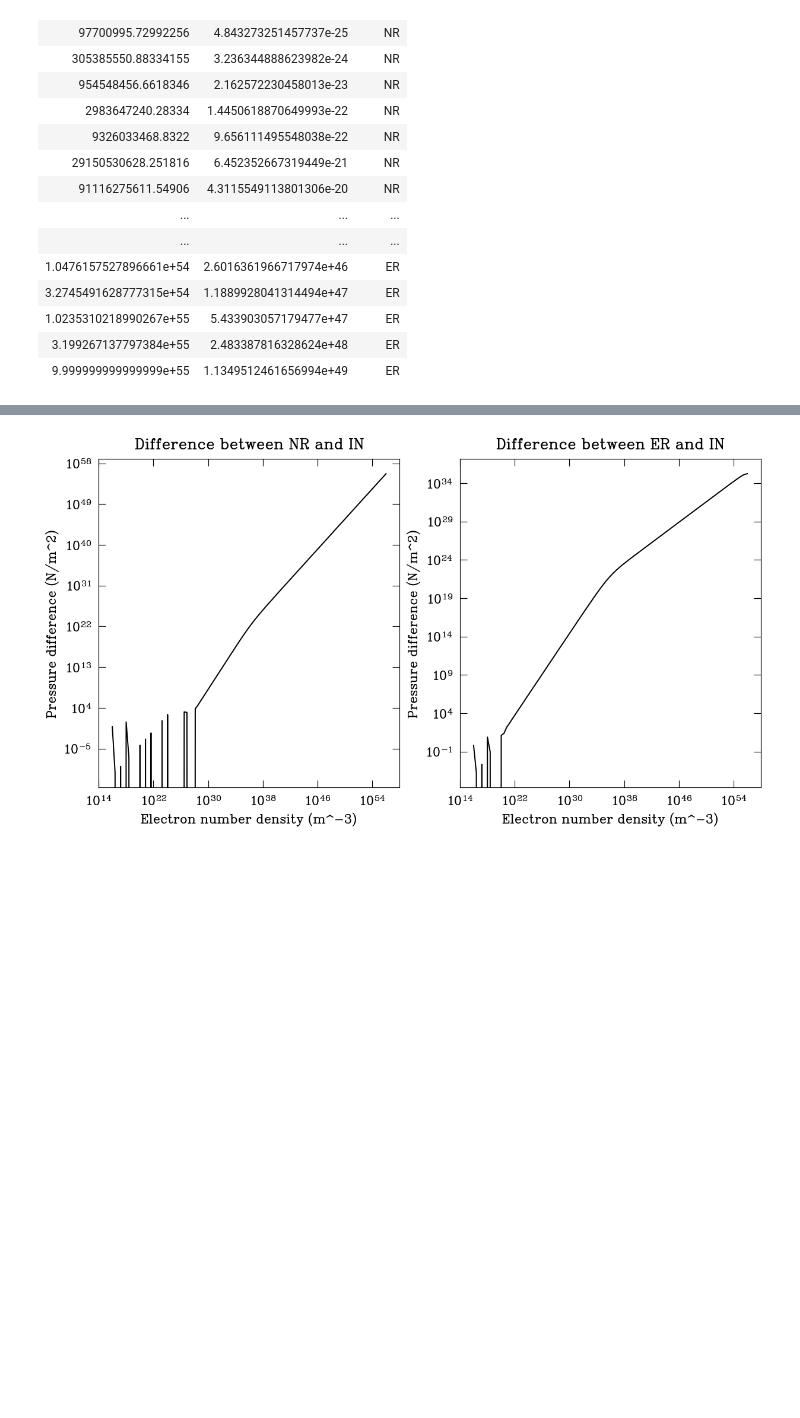
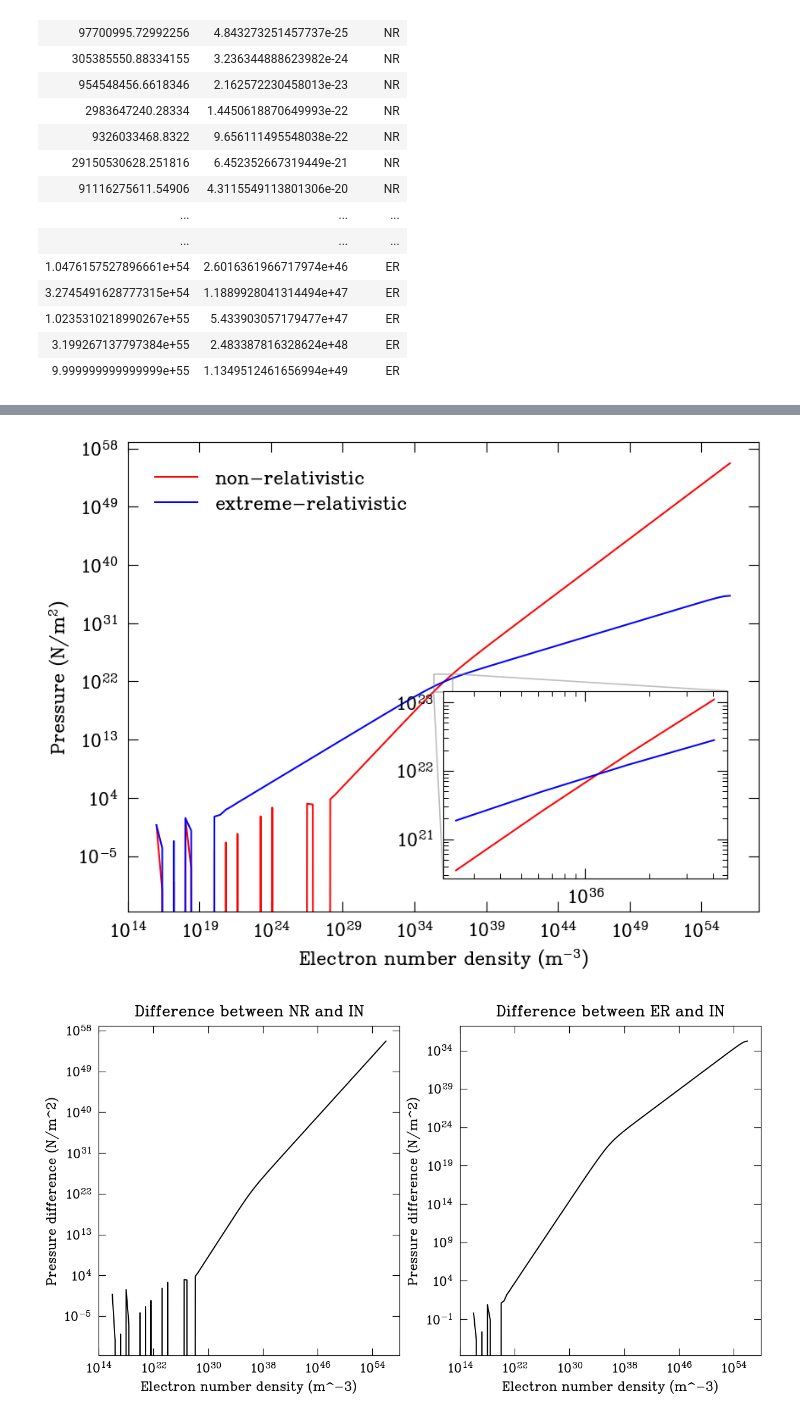
Before and after one commit to EricMullerAU/Stars-Project, a Jupyter notebook: Jason_crap/rel_start.ipynb, the cells around one changed output, grey strips where cells are left out. Saved outputs shown, nothing was run; the diff lists cells and outputs as text; code cells hidden in the pictures; blank space fills up the shorter version.

```diff
--- a/Jason_crap/rel_start.ipynb
+++ b/Jason_crap/rel_start.ipynb
@@ -346,3 +346,32 @@ plt.show()
+# %%
+# Plot the difference between the NR and IN and ER and IN solutions
+fig, ax = plt.subplots(figsize=(8, 6))
+
+ax.plot(NR_reg_full['n_e'], NR_reg_full['P_e'] - IN_reg_full['P_e'], label='non-relativistic', c='r')
+ax.plot(ER_reg_full['n_e'], ER_reg_full['P_e'] - IN_reg_full['P_e'], label='extreme-relativistic', c='b')
+
+# ax.set_xlim(10**28, 10**32)
+ax.set_yscale('log')
+ax.set_xscale('log')
+plt.legend()
+ax.set_ylabel(r'Pressure (N/m$^2$)')
+ax.set_xlabel(r'Electron number density (m$^{-3}$)')
+
+# Inset axes and indicate zoom
+axins = ax.inset_axes((0.5, 0.07, 0.45, 0.4))
+axins.plot(NR_reg_full['n_e'][(NR_reg_full['n_e']>=10**35 / u.m ** 3) & (NR_reg_full['n_e']<=10**37 / u.m ** 3)], NR_reg_full['P_e'][(NR_reg_full['n_e']>=10**35 / u.m ** 3) & (NR_reg_full['n_e']<=10**37 / u.m ** 3)] - IN_reg_full['P_e'][(IN_reg_full['n_e']>=10**35 / u.m ** 3) & (IN_reg_full['n_e']<=10**37 / u.m ** 3)], label='non-relativistic', c='r')
+axins.plot(ER_reg_full['n_e'][(ER_reg_full['n_e']>=10**35 / u.m ** 3) & (ER_reg_full['n_e']<=10**37 / u.m ** 3)], ER_reg_full['P_e'][(ER_reg_full['n_e']>=10**35 / u.m ** 3) & (ER_reg_full['n_e']<=10**37 / u.m ** 3)] - IN_reg_full['P_e'][(IN_reg_full['n_e']>=10**35 / u.m ** 3) & (IN_reg_full['n_e']<=10**37 / u.m ** 3)], label='extreme-relativistic', c='b')
+# axins.plot(IN_reg_full['n_e'][(IN_reg_full['n_e']>=10**35 / u.m ** 3) & (IN_reg_full['n_e']<=10**37 / u.m ** 3)], IN_reg_full['P_e'][(IN_reg_full['n_e']>=10**35 / u.m ** 3) & (IN_reg_full['n_e']<=10**37 / u.m ** 3)], label='intermediate', c='k', ls='--')
+axins.set_yscale('log')
+axins.set_xscale('log')
+# axins.set_xticklabels([])
+# axins.set_yticklabels([])
+
+ax.indicate_inset_zoom(axins)
+
+plt.show()
+# %% [output]
+[figure, added]
 # %%
 # Now plot the difference between the three cases over the range
 fig, ax = plt.subplots(ncols=2, figsize=(12, 6))
```
Also changed, not shown: parts of 6 cells of this notebook, 21 other files.
